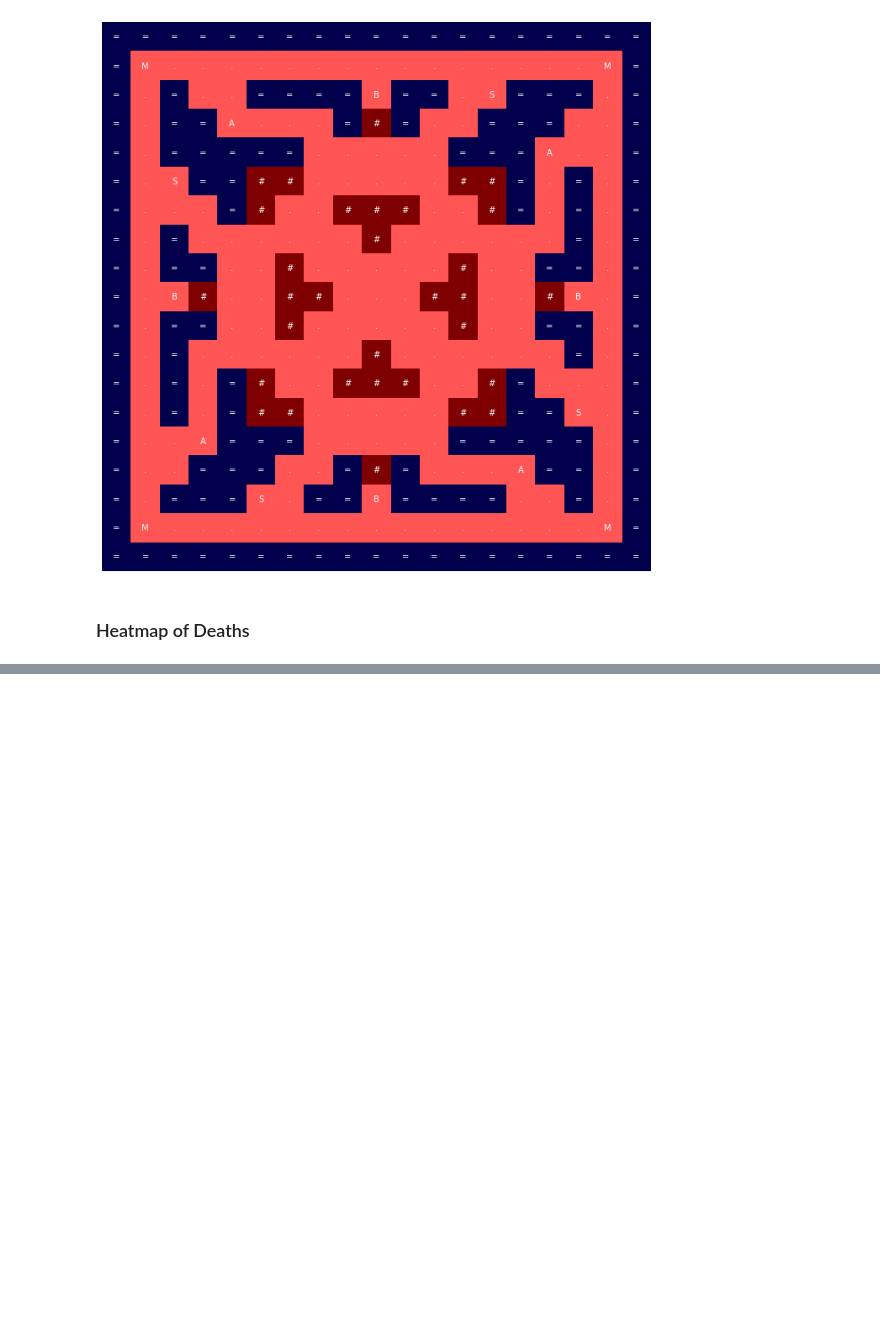
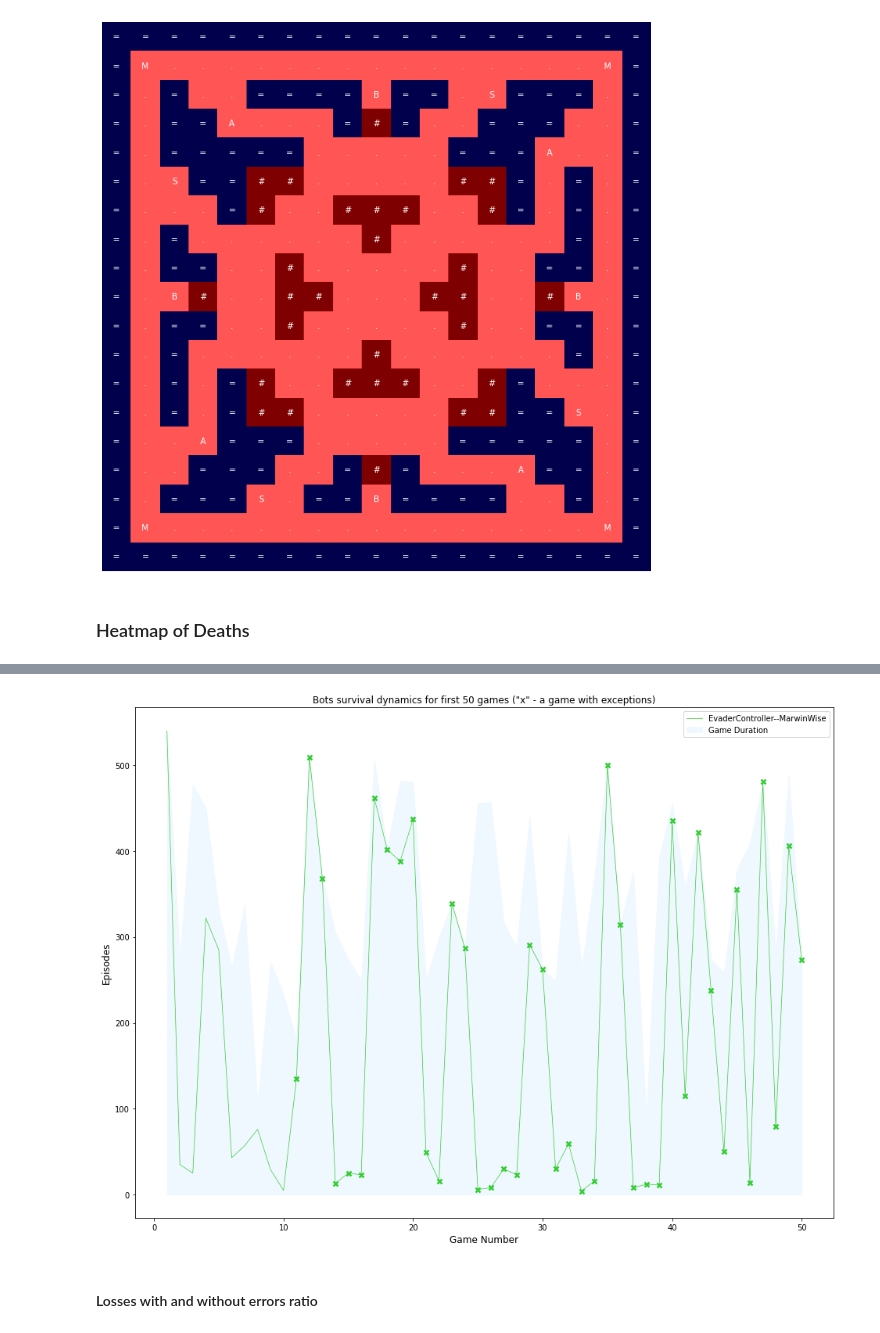
Before and after one commit to filip-komarzyniec/GUPB, a Jupyter notebook: log-parse/log_analyzer.ipynb, the cells around one changed output, grey strips where cells are left out. Cells and saved outputs as stored; diff of their text form; code cells hidden in the pictures; blank space fills up the shorter version.

```diff
--- a/log-parse/log_analyzer.ipynb
+++ b/log-parse/log_analyzer.ipynb
@@ -422,0 +476,15 @@ draw_killmap(death_counts, arena_size)
+# %%
+fig = plt.figure(figsize=(16, 12))
+# plt.plot(games_length[:,0], games_length[:,1], figure=fig, label='Game Duration')
+plt.fill_between(together_games_length[:,0], together_games_length[:,1], color='aliceblue', label='Game Duration')
+together_bin_1_iterable = [row for _, row in together_bin_1.iterrows()]
+plot_bot_survival_dynamics(together_bin_1_iterable, marwin_bot_name, fig)
+plt.legend()
+plt.xlabel('Game Number', fontdict=fonts_dict)
+plt.ylabel('Episodes', fontdict=fonts_dict)
+plt.title('Bots survival dynamics for first 50 games ("x" - a game with exceptions)')
+pass
+# %% [output]
+[figure, added]
+# %% [markdown]
+#### Losses with and without errors ratio
```
Also changed, not shown: parts of 37 cells of this notebook.
